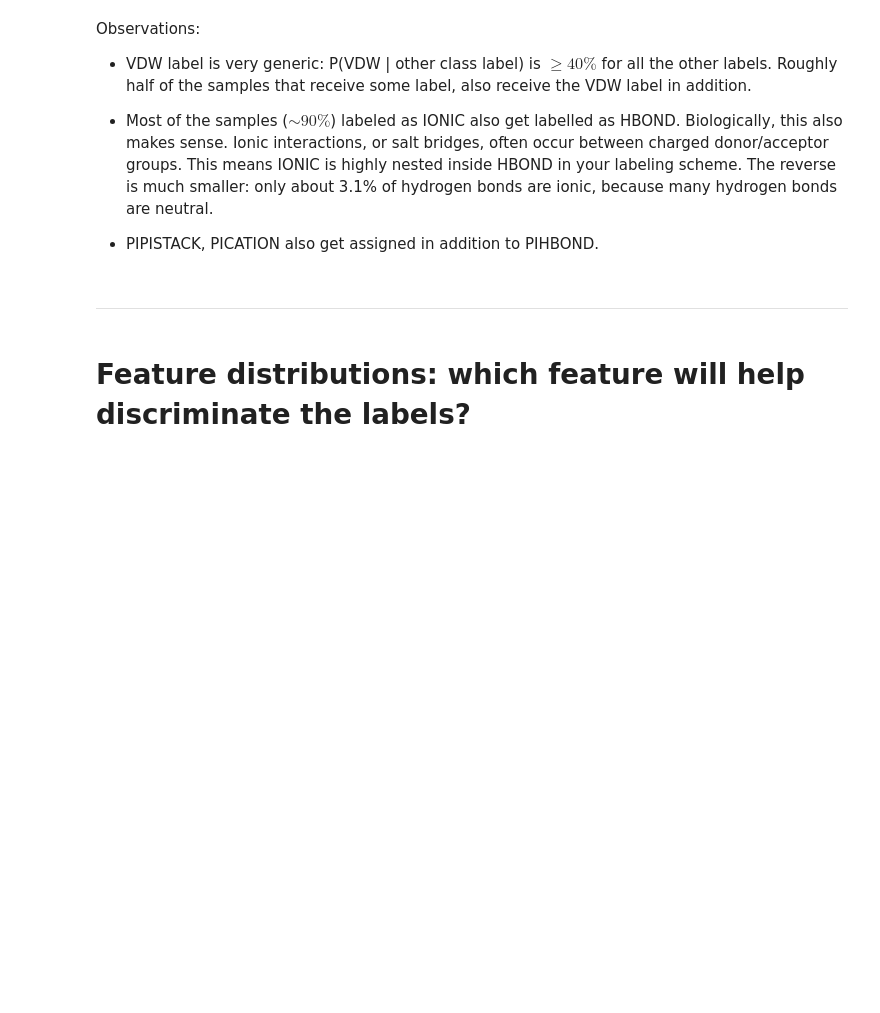
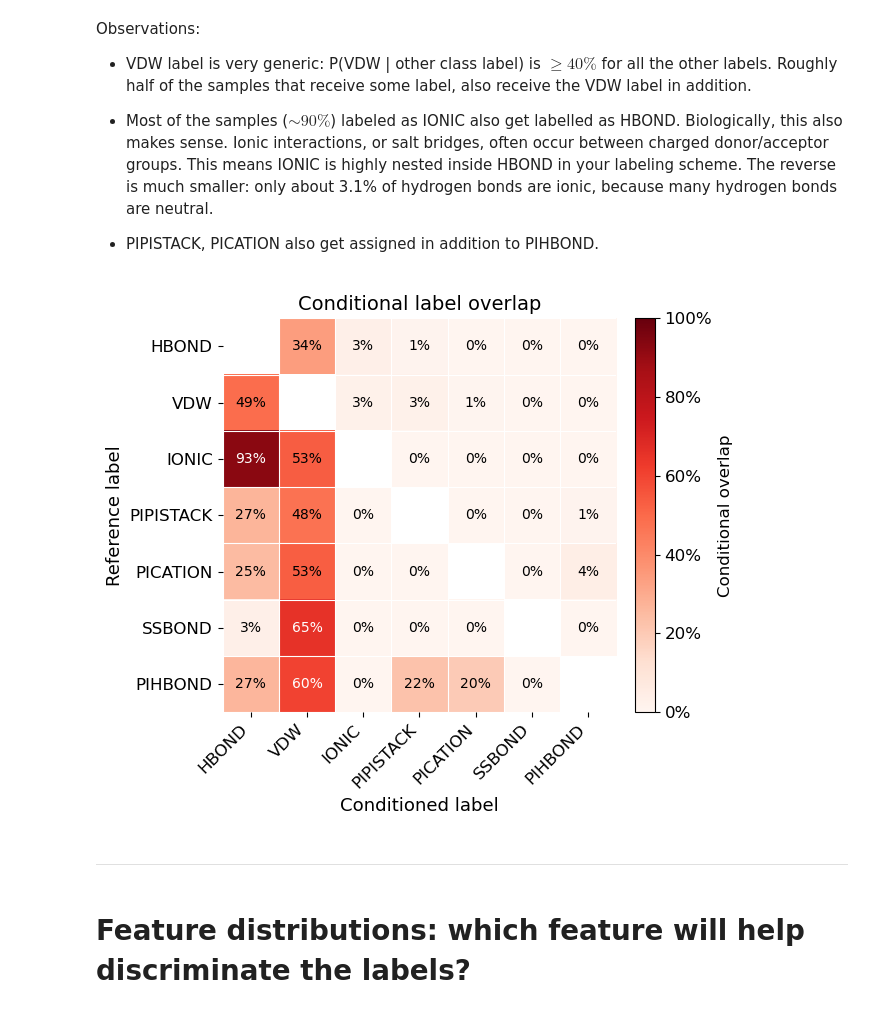
Before and after one commit to miriamzara/SB_Project, a Jupyter notebook: 0_features_inspection.ipynb, the cells around one changed output. Cells and saved outputs as stored; diff of their text form; code cells hidden in the pictures; blank space fills up the shorter version.

```diff
--- a/0_features_inspection.ipynb
+++ b/0_features_inspection.ipynb
@@ -134,6 +180,78 @@ Observations:
 - Most of the samples ($\sim 90\%$) labeled as IONIC also get labelled as HBOND. Biologically, this also makes sense. Ionic interactions, or salt bridges, often occur between charged donor/acceptor groups. This means IONIC is highly nested inside HBOND in your labeling scheme. The reverse is much smaller: only about 3.1% of hydrogen bonds are ionic, because many hydrogen bonds are neutral.
 
 - PIPISTACK, PICATION also get assigned in addition to PIHBOND.
+# %%
+# Font sizes, approximately 20% larger than typical defaults
+BASE_SIZE = 12
+TITLE_SIZE = 14
+LABEL_SIZE = 13
+TICK_SIZE = 12
+ANNOT_SIZE = 10
+CBAR_SIZE = 12
+
+# Ensure row/column order is consistent
+plot_matrix = conditional_overlap.loc[label_cols, label_cols].astype(float).copy()
+
+# Mask diagonal, since P(A | A) = 1 by definition
+for label in label_cols:
+    plot_matrix.loc[label, label] = np.nan
+
+fig, ax = plt.subplots(figsize=(6.5, 5.5))
+
+im = ax.imshow(
+    plot_matrix,
+    cmap="Reds",
+    vmin=0,
+    vmax=1
+)
+
+cbar = fig.colorbar(im, ax=ax, fraction=0.046, pad=0.04)
+cbar.set_label("Conditional overlap", fontsize=CBAR_SIZE)
+cbar.ax.tick_params(labelsize=TICK_SIZE)
+cbar.ax.yaxis.set_major_formatter(PercentFormatter(xmax=1))
+
+ax.set_xticks(np.arange(len(label_cols)))
+ax.set_yticks(np.arange(len(label_cols)))
+ax.set_xticklabels(label_cols, rotation=45, ha="right", fontsize=TICK_SIZE)
+ax.set_yticklabels(label_cols, fontsize=TICK_SIZE)
+
+ax.set_xlabel("Conditioned label", fontsize=LABEL_SIZE)
+ax.set_ylabel("Reference label", fontsize=LABEL_SIZE)
+ax.set_title("Conditional label overlap", fontsize=TITLE_SIZE)
+
+for i in range(len(label_cols)):
+    for j in range(len(label_cols)):
+        value = plot_matrix.iloc[i, j]
+        if np.isfinite(value):
+            ax.text(
+                j,
+                i,
+                f"{value:.0%}",
+                ha="center",
+                va="center",
+                fontsize=ANNOT_SIZE,
+                color="black" if value < 0.6 else "white"
+            )
+
+ax.set_xticks(np.arange(-0.5, len(label_cols), 1), minor=True)
+ax.set_yticks(np.arange(-0.5, len(label_cols), 1), minor=True)
+ax.grid(which="minor", color="white", linestyle="-", linewidth=0.8)
+ax.tick_params(which="minor", bottom=False, left=False)
+
+for spine in ax.spines.values():
+    spine.set_visible(False)
+
+fig.tight_layout()
+
+fig.savefig(
+    "conditional_label_overlap.pdf",
+    dpi=300,
+    bbox_inches="tight"
+)
+
+plt.show()
+# %% [output]
+[figure, added]
 # %% [markdown]
 ---
 # %% [markdown]
```
Also changed, not shown: parts of 3 cells of this notebook, 4 other files.
